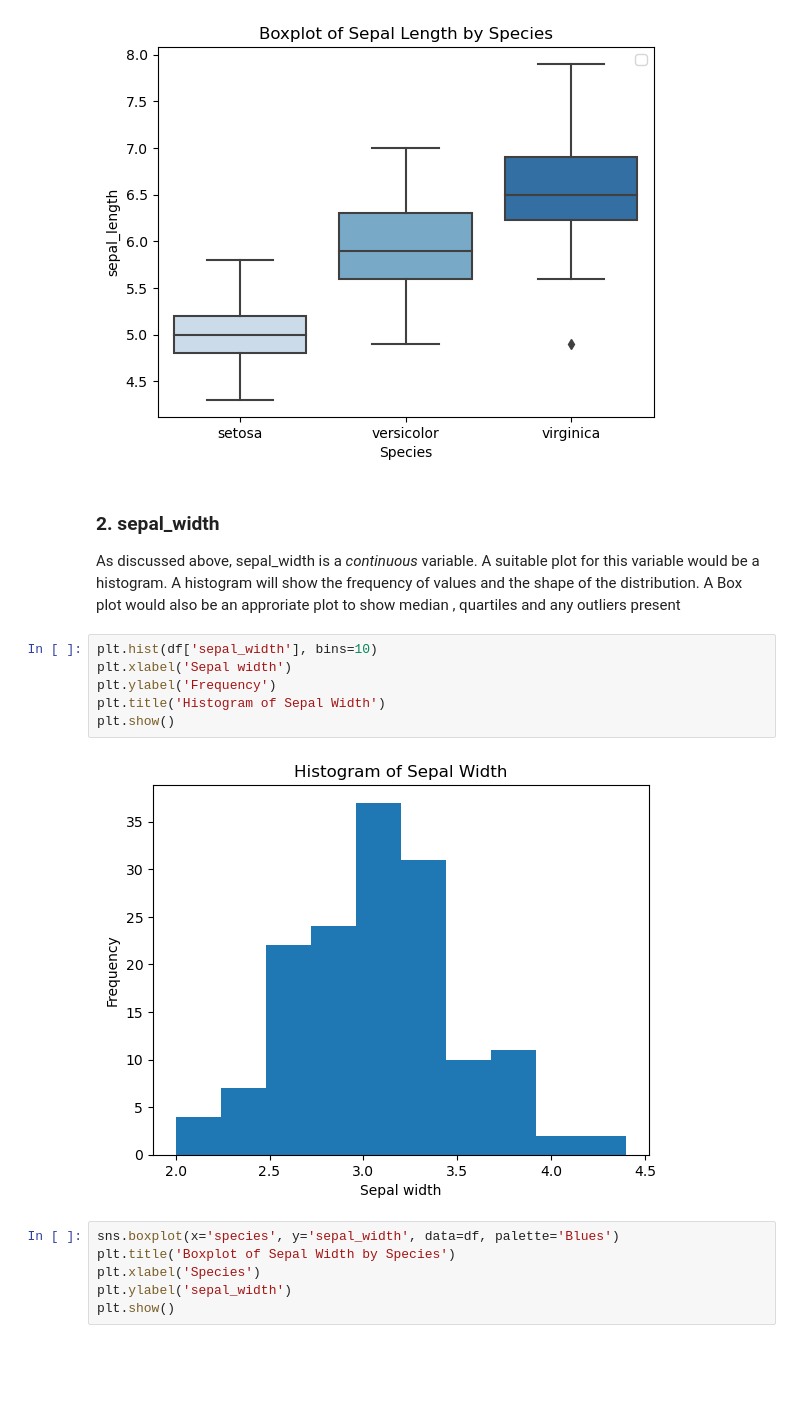
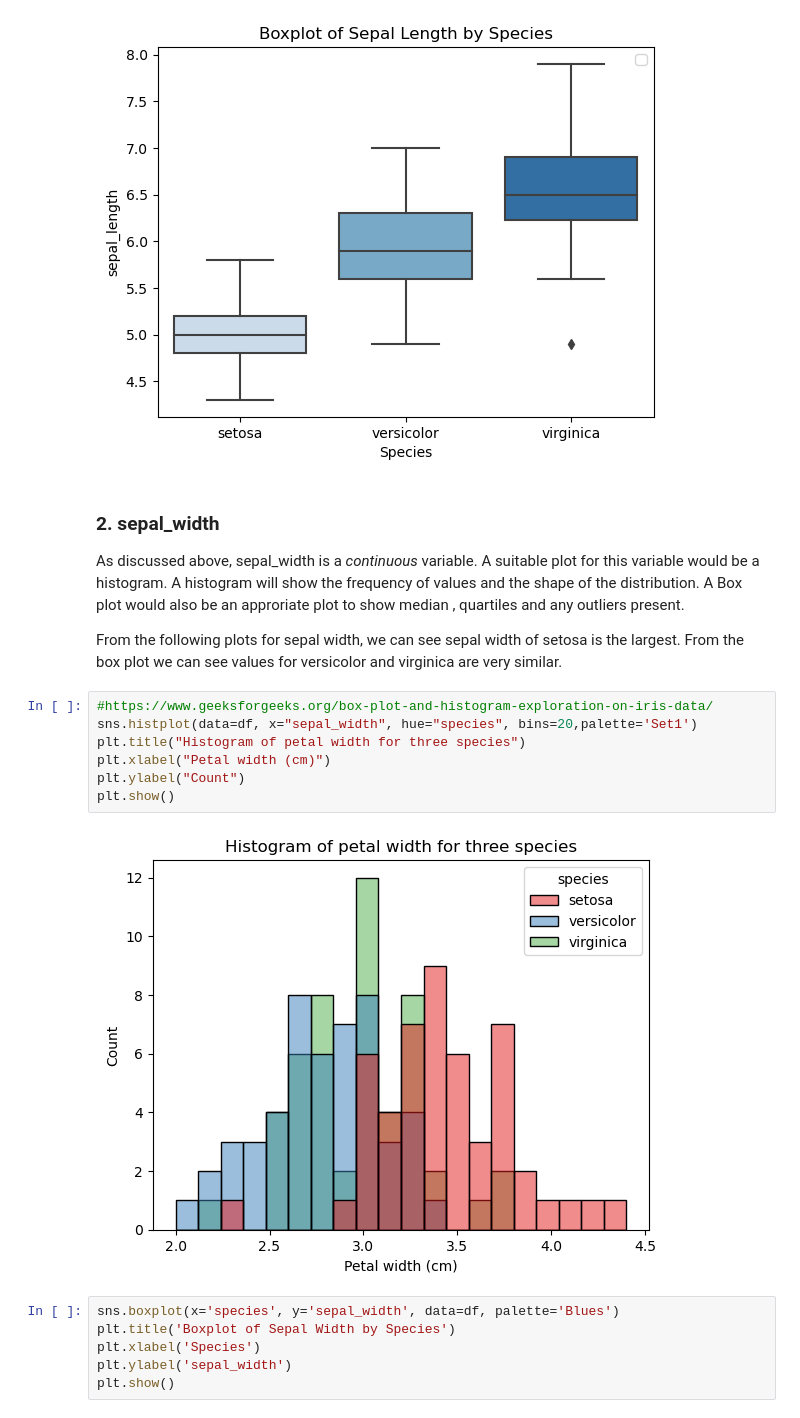
Before and after one commit to dectan/FUNDAMENTALS-OF-DATA-ANALYSIS, a Jupyter notebook: project.ipynb, the cells around one changed output. Drawn from its saved outputs; the diff is of its cells as text; blank space fills up the shorter version.

```diff
--- a/project.ipynb
+++ b/project.ipynb
@@ -186,15 +189,18 @@ No artists with labels found to put in legend.  Note that artists whose label st
 # %% [markdown]
 ### 2. sepal_width
 
-As discussed above, sepal_width is a *continuous* variable. A suitable plot for this variable would be a histogram. A histogram will show the frequency of values and the shape of the distribution. A Box plot would also be an approriate plot to show median , quartiles and any outliers present
+As discussed above, sepal_width is a *continuous* variable. A suitable plot for this variable would be a histogram. A histogram will show the frequency of values and the shape of the distribution. A Box plot would also be an approriate plot to show median , quartiles and any outliers present.
+
+From the following plots for sepal width, we can see sepal width of setosa is the largest. From the box plot we can see values for versicolor and virginica are very similar.
-# %%
-plt.hist(df['sepal_width'], bins=10)
-plt.xlabel('Sepal width')
-plt.ylabel('Frequency')
-plt.title('Histogram of Sepal Width')
-plt.show()
-# %% [output]
-[figure, removed]
+# %%
+#https://www.geeksforgeeks.org/box-plot-and-histogram-exploration-on-iris-data/
+sns.histplot(data=df, x="sepal_width", hue="species", bins=20,palette='Set1')
+plt.title("Histogram of petal width for three species")
+plt.xlabel("Petal width (cm)")
+plt.ylabel("Count")
+plt.show()
+# %% [output]
+[figure, added]
 # %%
 sns.boxplot(x='species', y='sepal_width', data=df, palette='Blues')
 plt.title('Boxplot of Sepal Width by Species')
```
Also changed, not shown: parts of 12 cells of this notebook, 2 other files.
